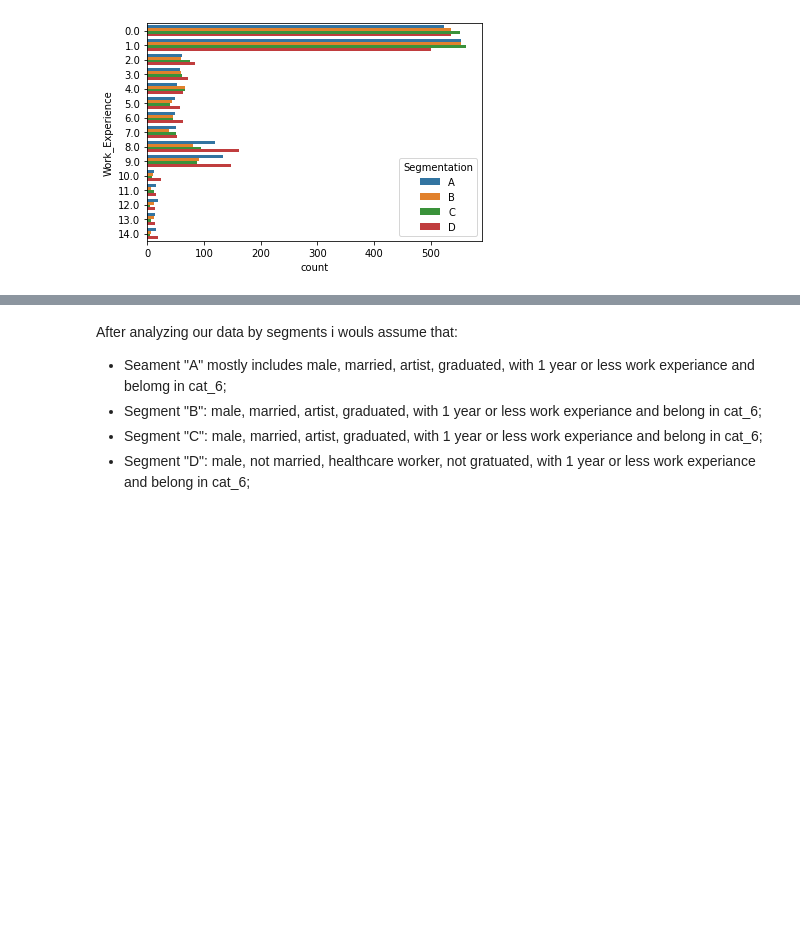
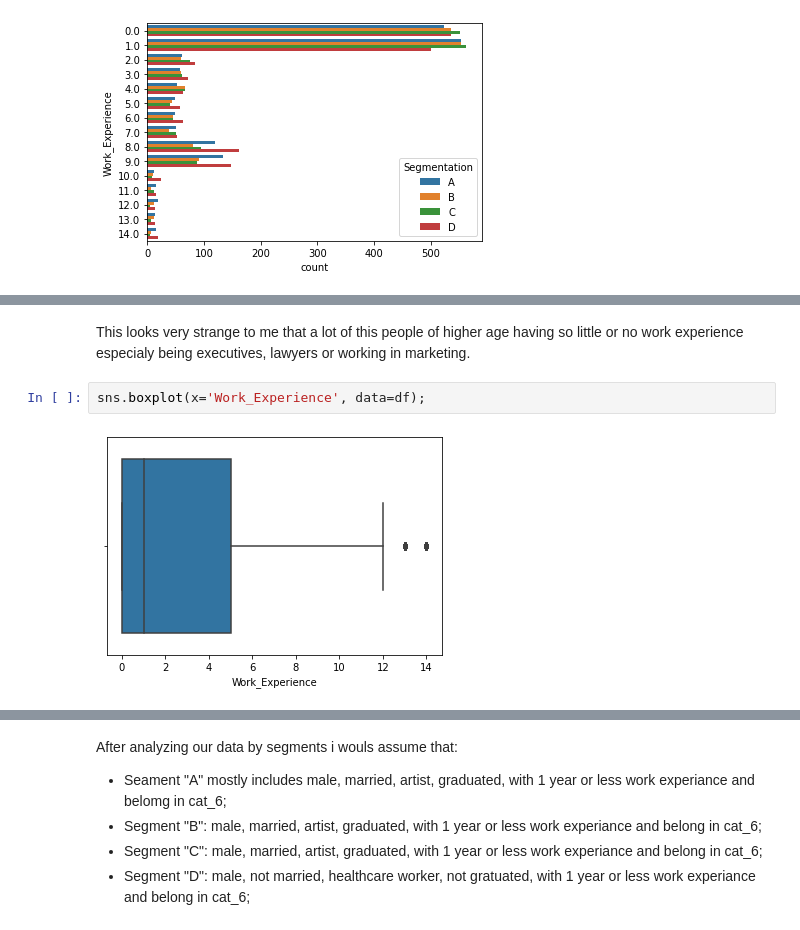
Before and after one commit to antondremak91/customer_segmentation, a Jupyter notebook: customer_segmentation.ipynb, the cells around one changed output, grey strips where cells are left out. Drawn from its saved outputs; the diff is of its cells as text; blank space fills up the shorter version.

```diff
--- a/customer_segmentation.ipynb
+++ b/customer_segmentation.ipynb
@@ -217,0 +299,6 @@ sns.countplot(y='Work_Experience', hue='Segmentation', data=df, hue_order=['A','
+# %% [markdown]
+This looks very strange to me that a lot of this people of higher age having so little or no work experience especialy being executives, lawyers or working in marketing.
+# %%
+sns.boxplot(x='Work_Experience', data=df);
+# %% [output]
+[figure, added]
```
Also changed, not shown: parts of 45 cells of this notebook.
